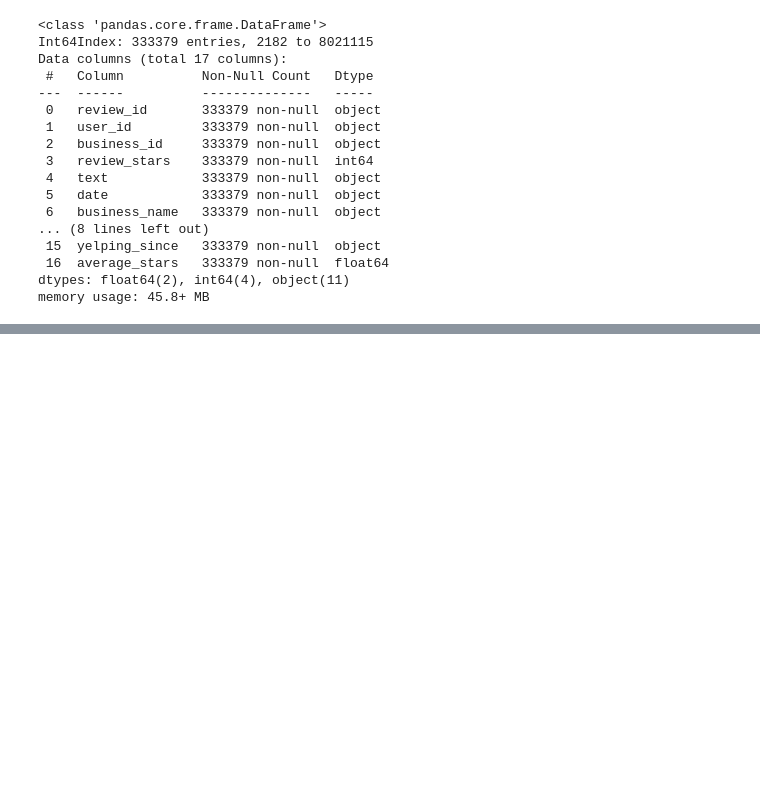
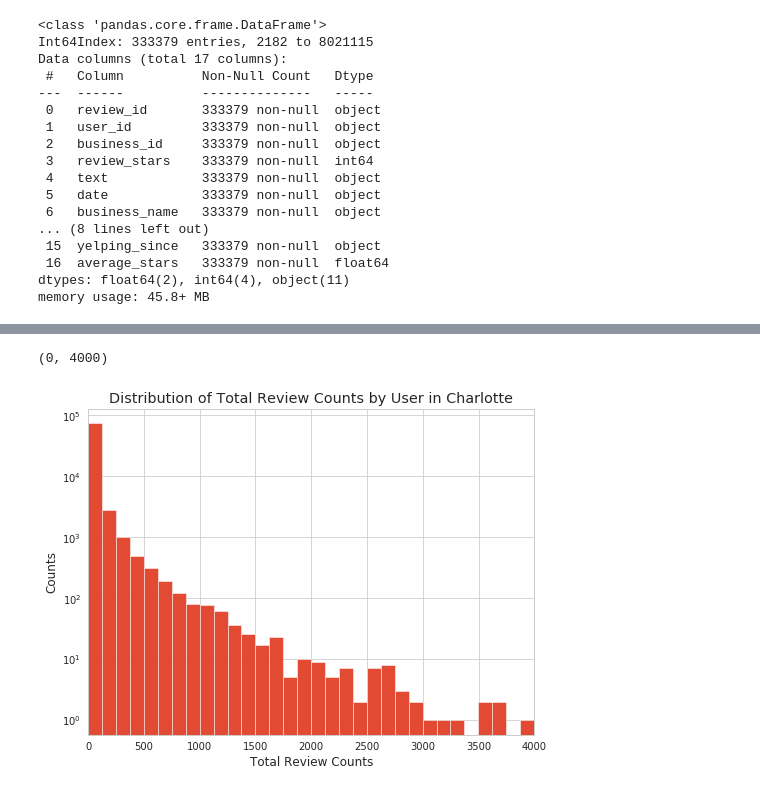
Before and after one commit to unclebrod/YelpRecommender, a Jupyter notebook: workbook.ipynb, the cells around one changed output, grey strips where cells are left out. Cells and saved outputs as stored; diff of their text form; code cells hidden in the pictures; blank space fills up the shorter version.

Commit message:
additional graphs

```diff
--- a/workbook.ipynb
+++ b/workbook.ipynb
@@ -403,0 +405,11 @@ all_df.to_csv()
+# %%
+fig, ax = plt.subplots(figsize=(8,6))
+charlotte_df.groupby('user_id').mean()['user_review_count'].hist(ax=ax, bins=100)
+ax.set_title('Distribution of Total Review Counts by User in Charlotte')
+ax.set_xlabel('Total Review Counts')
+ax.set_ylabel('Counts')
+ax.set_yscale('log')
+ax.set_xlim((0,4000))
+# %% [output]
+(0, 4000)
+[figure, added]
```
Also changed, not shown: parts of 4 cells of this notebook.
